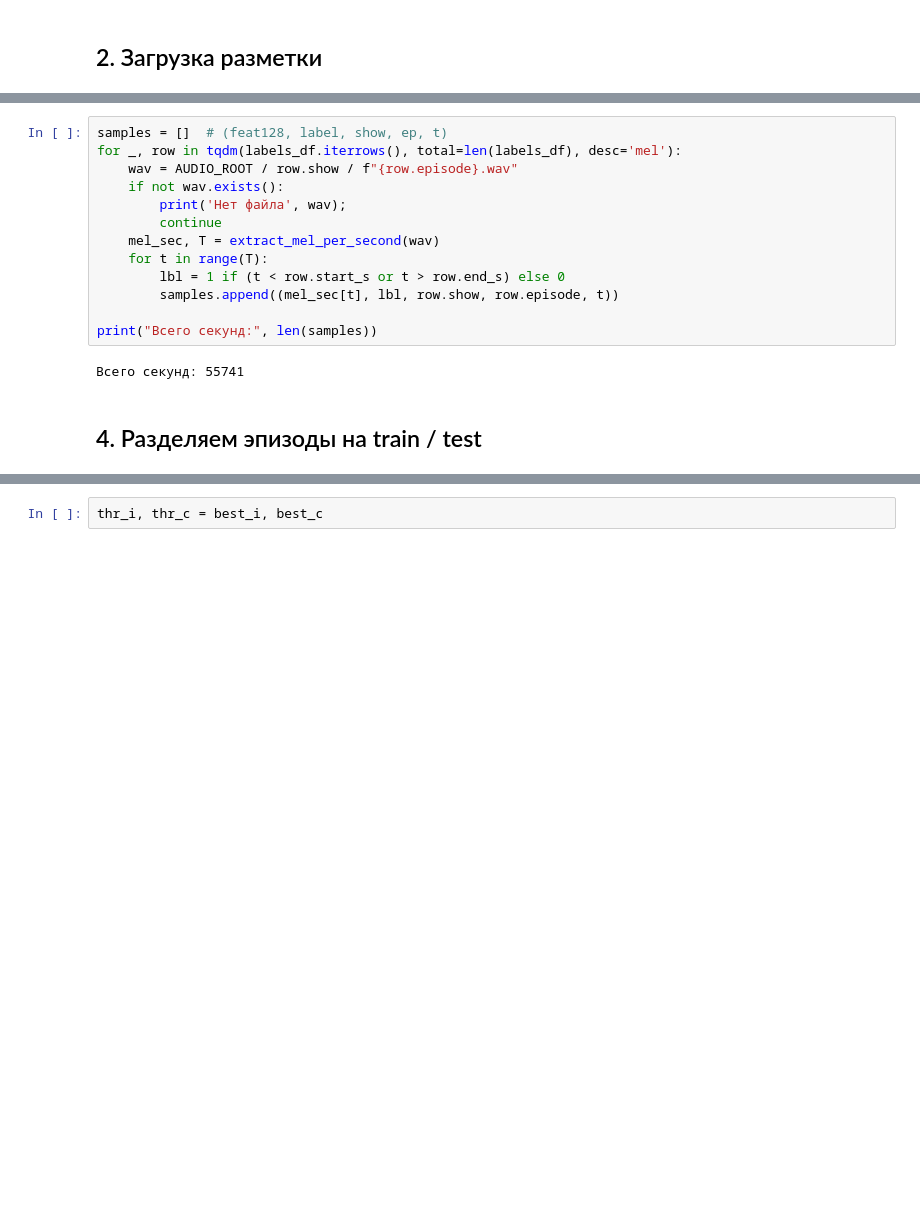
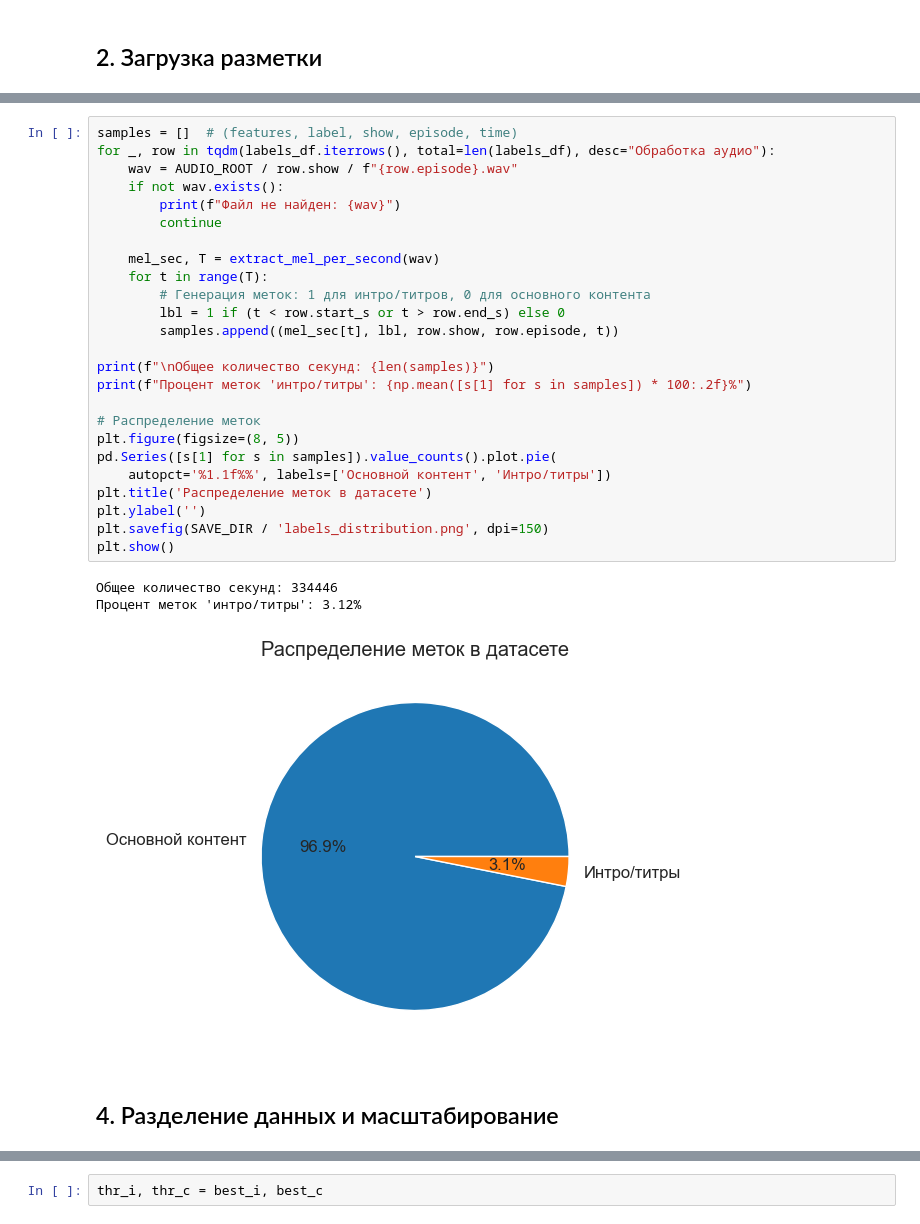
Before and after one commit to lizagrin/IntroExtractor-VK, a Jupyter notebook: audio_detection_pipeline.ipynb, the cells around one changed output, grey strips where cells are left out. Cells and saved outputs as stored; diff of their text form; blank space fills up the shorter version.

```diff
--- a/audio_detection_pipeline.ipynb
+++ b/audio_detection_pipeline.ipynb
@@ -98,17 +152,31 @@ labels_df.head()
 # %%
-samples = []  # (feat128, label, show, ep, t)
-for _, row in tqdm(labels_df.iterrows(), total=len(labels_df), desc='mel'):
+samples = []  # (features, label, show, episode, time)
+for _, row in tqdm(labels_df.iterrows(), total=len(labels_df), desc="Обработка аудио"):
     wav = AUDIO_ROOT / row.show / f"{row.episode}.wav"
     if not wav.exists():
-        print('Нет файла', wav);
+        print(f"Файл не найден: {wav}")
         continue
+
     mel_sec, T = extract_mel_per_second(wav)
     for t in range(T):
+        # Генерация меток: 1 для интро/титров, 0 для основного контента
         lbl = 1 if (t < row.start_s or t > row.end_s) else 0
         samples.append((mel_sec[t], lbl, row.show, row.episode, t))
 
-print("Всего секунд:", len(samples))
+print(f"\nОбщее количество секунд: {len(samples)}")
+print(f"Процент меток 'интро/титры': {np.mean([s[1] for s in samples]) * 100:.2f}%")
+
+# Распределение меток
+plt.figure(figsize=(8, 5))
+pd.Series([s[1] for s in samples]).value_counts().plot.pie(
+    autopct='%1.1f%%', labels=['Основной контент', 'Интро/титры'])
+plt.title('Распределение меток в датасете')
+plt.ylabel('')
+plt.savefig(SAVE_DIR / 'labels_distribution.png', dpi=150)
+plt.show()
 # %% [output]
-Всего секунд: 55741
+Общее количество секунд: 334446
+Процент меток 'интро/титры': 3.12%
+[figure, added]
 # %% [markdown]
-## 4. Разделяем эпизоды на train / test
+## 4. Разделение данных и масштабирование
```
Also changed, not shown: parts of 30 cells of this notebook, 3 other files.
